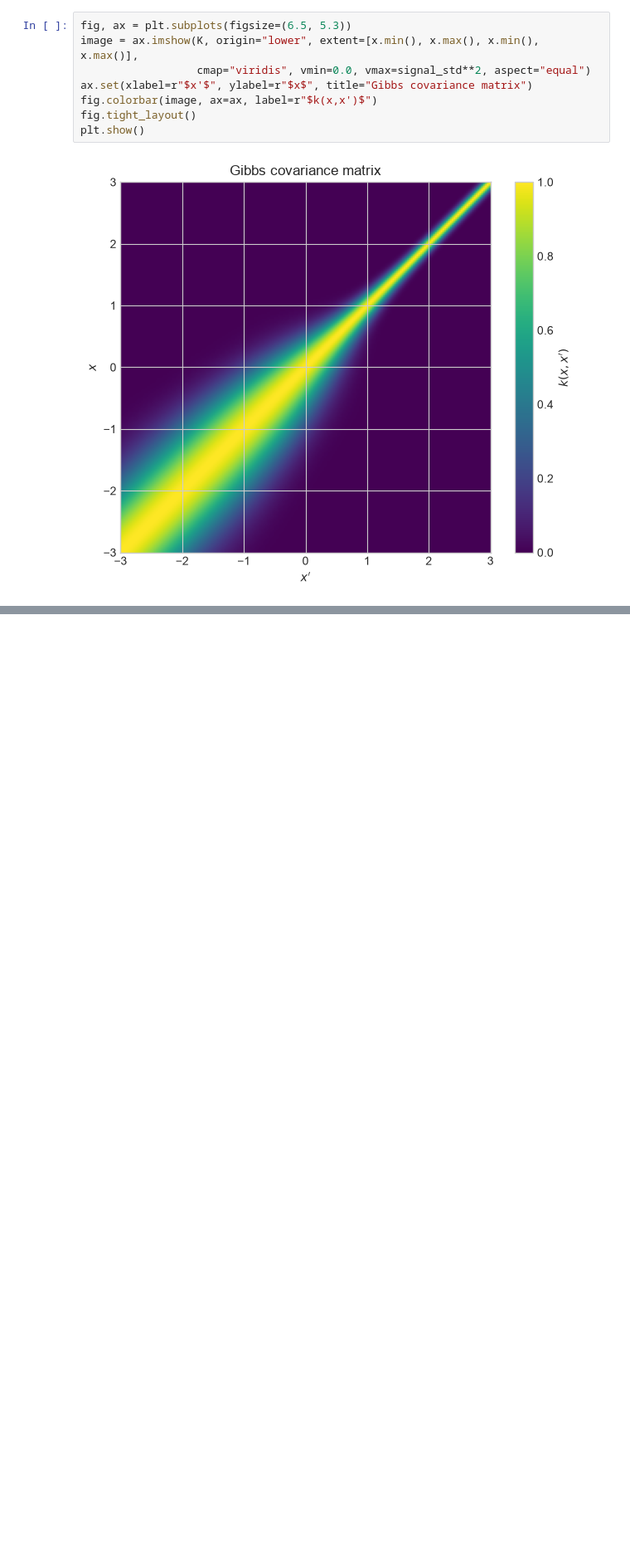
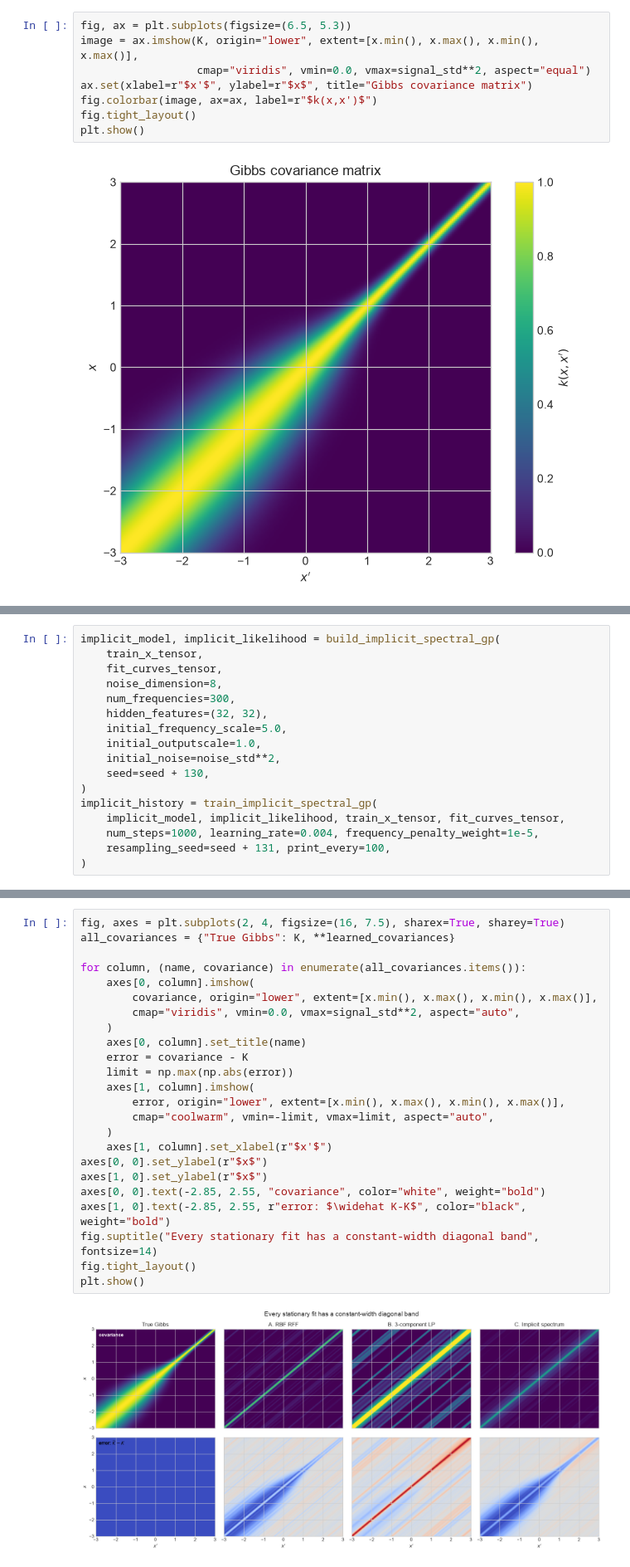
Before and after one commit to OLMOS-PM/GPPS_2026, a Jupyter notebook: 5-gp_nonstationary_kernels.ipynb, the cells around one changed output, grey strips where cells are left out. Shown at 83% size. Drawn from its saved outputs; the diff is of its cells as text; blank space fills up the shorter version.

```diff
--- a/5-gp_nonstationary_kernels.ipynb
+++ b/5-gp_nonstationary_kernels.ipynb
@@ -199,0 +332,17 @@ plt.show()
+# %%
+implicit_model, implicit_likelihood = build_implicit_spectral_gp(
+    train_x_tensor,
+    fit_curves_tensor,
+    noise_dimension=8,
+    num_frequencies=300,
+    hidden_features=(32, 32),
+    initial_frequency_scale=5.0,
+    initial_outputscale=1.0,
+    initial_noise=noise_std**2,
+    seed=seed + 130,
+)
+implicit_history = train_implicit_spectral_gp(
+    implicit_model, implicit_likelihood, train_x_tensor, fit_curves_tensor,
+    num_steps=1000, learning_rate=0.004, frequency_penalty_weight=1e-5,
+    resampling_seed=seed + 131, print_every=100,
+)
@@ -199,0 +414,26 @@ plt.show()
+# %%
+fig, axes = plt.subplots(2, 4, figsize=(16, 7.5), sharex=True, sharey=True)
+all_covariances = {"True Gibbs": K, **learned_covariances}
+
+for column, (name, covariance) in enumerate(all_covariances.items()):
+    axes[0, column].imshow(
+        covariance, origin="lower", extent=[x.min(), x.max(), x.min(), x.max()],
+        cmap="viridis", vmin=0.0, vmax=signal_std**2, aspect="auto",
+    )
+    axes[0, column].set_title(name)
+    error = covariance - K
+    limit = np.max(np.abs(error))
+    axes[1, column].imshow(
+        error, origin="lower", extent=[x.min(), x.max(), x.min(), x.max()],
+        cmap="coolwarm", vmin=-limit, vmax=limit, aspect="auto",
+    )
+    axes[1, column].set_xlabel(r"$x'$")
+axes[0, 0].set_ylabel(r"$x$")
+axes[1, 0].set_ylabel(r"$x$")
+axes[0, 0].text(-2.85, 2.55, "covariance", color="white", weight="bold")
+axes[1, 0].text(-2.85, 2.55, r"error: $\widehat K-K$", color="black", weight="bold")
+fig.suptitle("Every stationary fit has a constant-width diagonal band", fontsize=14)
+fig.tight_layout()
+plt.show()
+# %% [output]
+[figure, added]
```
Also changed, not shown: parts of 17 cells of this notebook.
